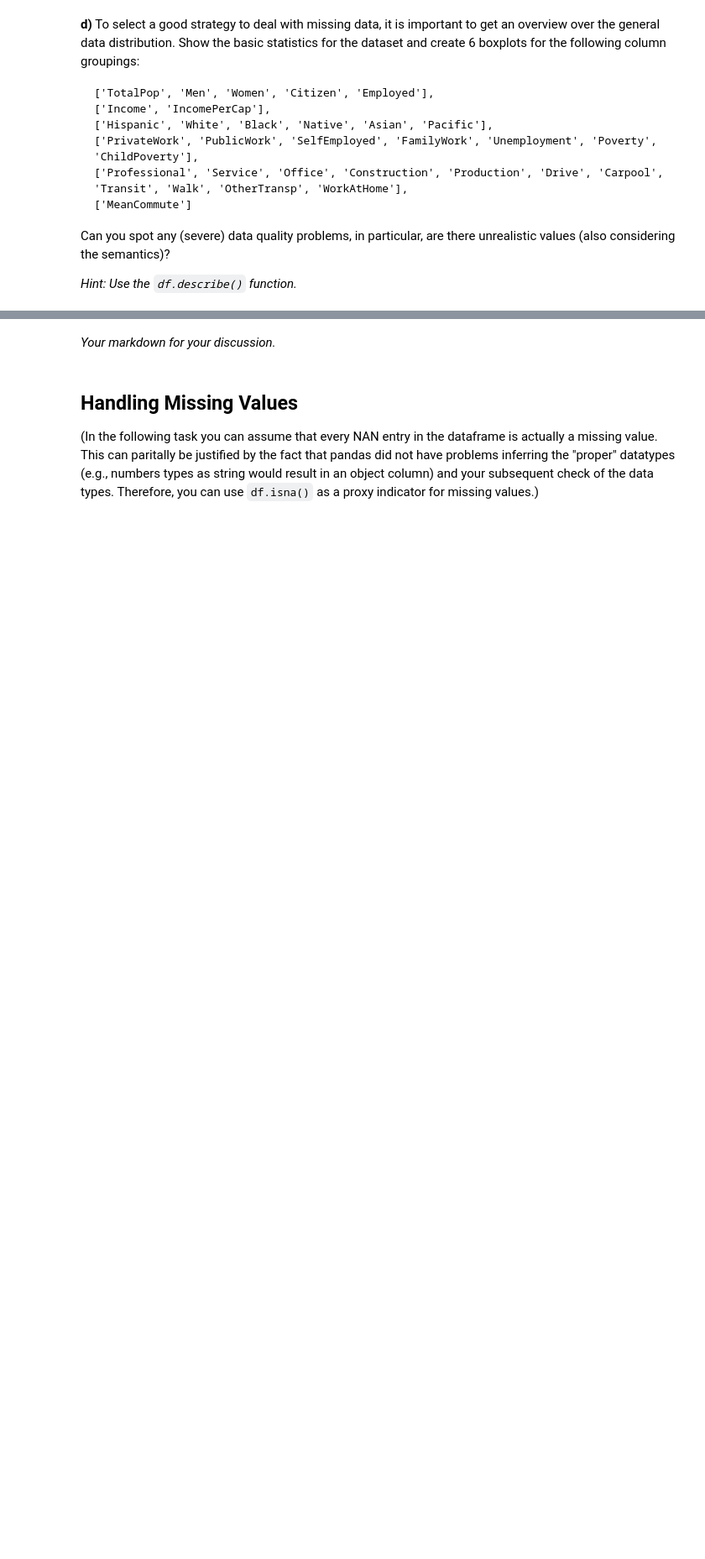
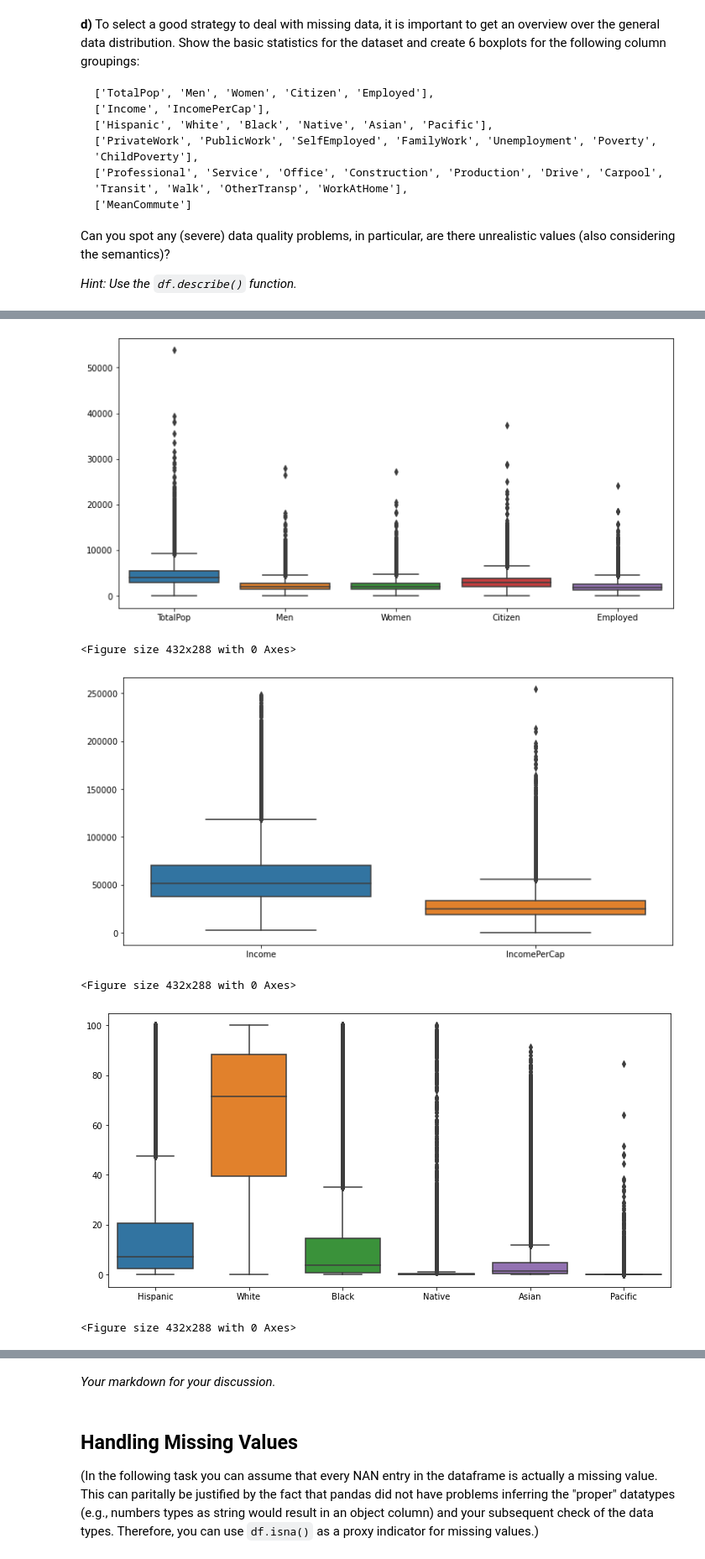
Before and after one commit to Starcrysis/assignment_2, a Jupyter notebook: assignment_2.ipynb, the cells around one changed output, grey strips where cells are left out. Shown at 84% size. Saved outputs shown, nothing was run; the diff lists cells and outputs as text; code cells hidden in the pictures; blank space fills up the shorter version.

```diff
--- a/assignment_2.ipynb
+++ b/assignment_2.ipynb
@@ -139,7 +139,8 @@ Short column description:
 **In the subsequent questions, only modify the dataframe `df` if explicitly requested. However, you can always create working copies.**
 # %%
 # your code
-df = pd.read_csv(r'dataset\dataset\census_data.csv')
+
+df = pd.read_csv('/Users/timothyborrell/Documents/Master/IDS/assignment_2/dataset/dataset/census_data.csv', index_col = 'CensusTract')
 # %% [markdown]
 **b)** Show the data types of the dataframe columns as well as the first few rows. On the first sight, are there any data type problems (e.g., numerical columns having a non-numerical data type)?
 # %%
@@ -184,0 +175,9 @@ Afterwards, convert these columns into categorical columns.
+# %%
+# your code
+
+categorical_values = ['State',
+                      #"County"
+                    ]
+df = pd.get_dummies(df, columns = categorical_values)
+
+print(len(df.columns))
@@ -202,0 +204,12 @@ Can you spot any (severe) data quality problems, in particular, are there unreal
+# %%
+# your code (description)
+groupings = [['TotalPop', 'Men', 'Women', 'Citizen', 'Employed'],
+            ['Income', 'IncomePerCap'],
+            ['Hispanic', 'White', 'Black', 'Native', 'Asian', 'Pacific'],
+            ['PrivateWork', 'PublicWork', 'SelfEmployed', 'FamilyWork', 'Unemployment', 'Poverty', 'ChildPoverty'],
+            ['Professional', 'Service', 'Office', 'Construction', 'Production', 'Drive', 'Carpool', 'Transit', 'Walk', 'OtherTransp', 'WorkAtHome'],
+            ['MeanCommute']]
+# %%
+#General statistics for each groupings, this is done through the df.describe() function.
+for group in groupings:
+    print("Group: %s \n %s \n" %(group, df[group].describe()))
@@ -202,0 +234,14 @@ Can you spot any (severe) data quality problems, in particular, are there unreal
+# %%
+# your code (boxplots)
+for group in groupings:
+    plt.figure(figsize=(12,6))
+    ax = sns.boxplot(data=df[group])
+    plt.show()
+    plt.clf()
+# %% [output]
+[figure, added]
+<Figure size 432x288 with 0 Axes>
+[figure, added]
+<Figure size 432x288 with 0 Axes>
+[figure, added]
+<Figure size 432x288 with 0 Axes>
```
Also changed, not shown: parts of 11 cells of this notebook, 2 other files.
